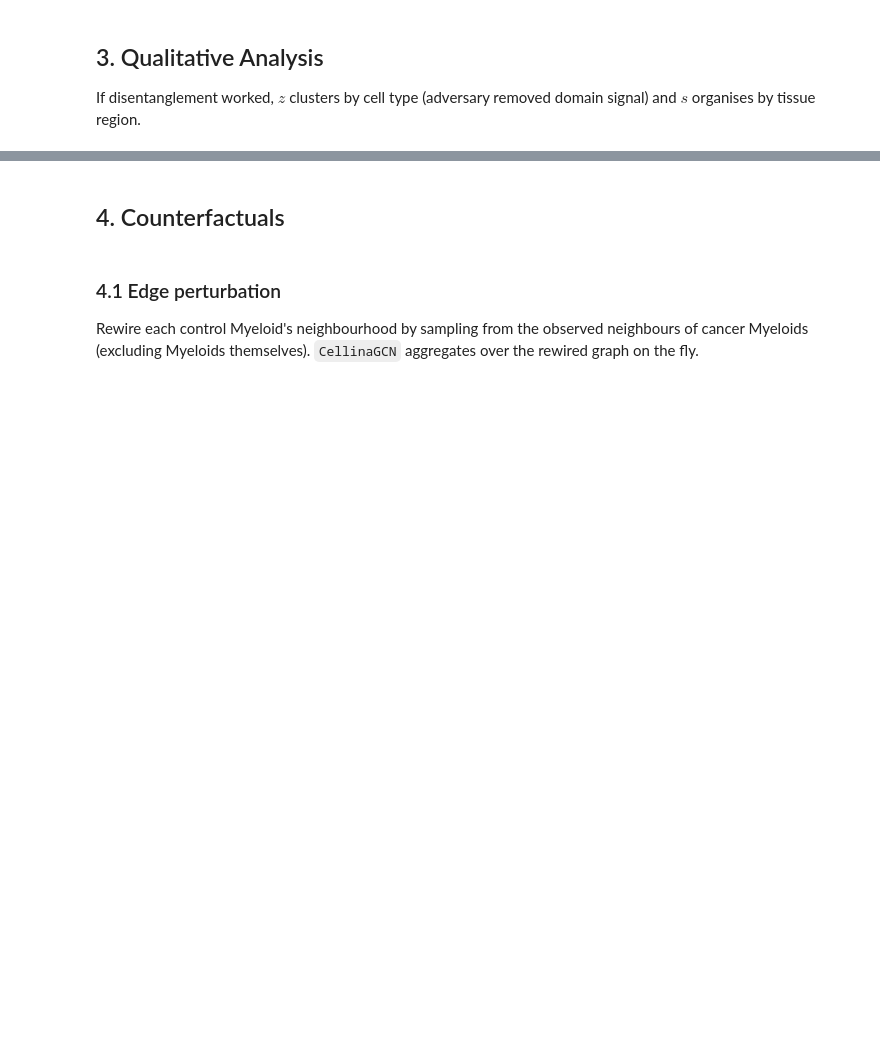
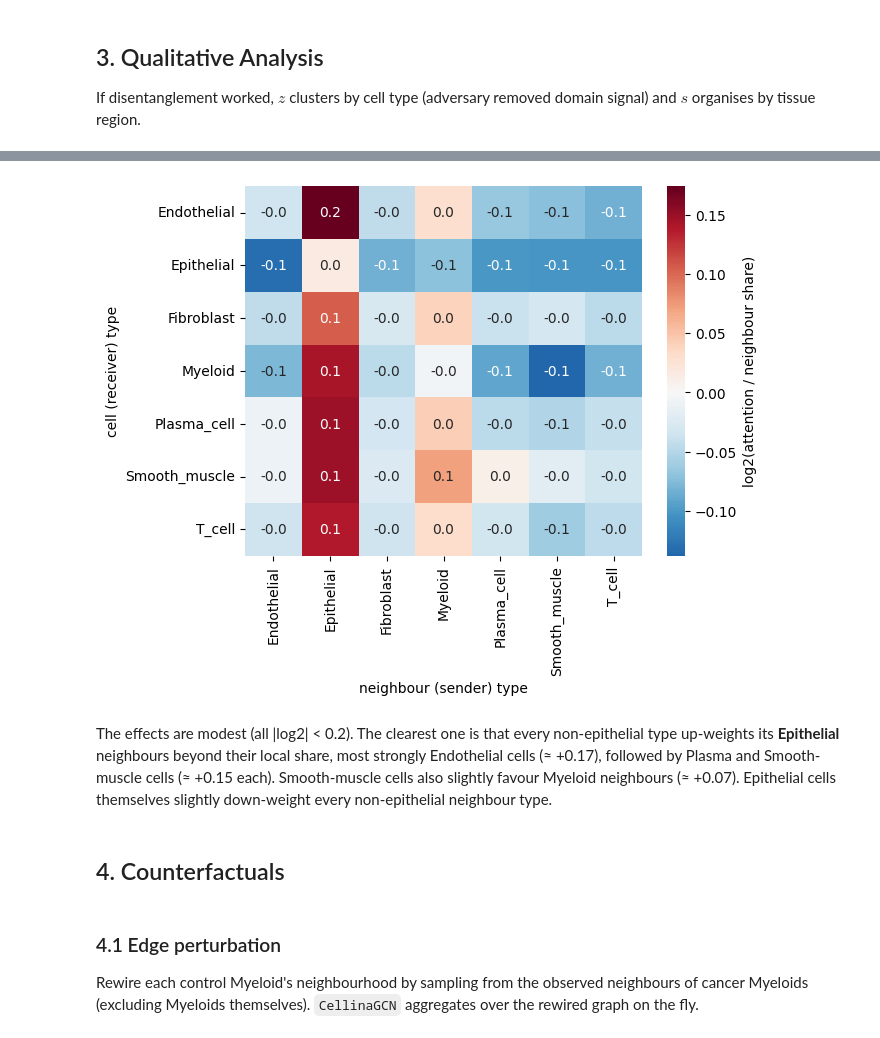
Before and after one commit to PMBio/cellina, a Jupyter notebook: docs/tutorial_gat.ipynb, the cells around one changed output, grey strips where cells are left out. Cells and saved outputs as stored; diff of their text form; code cells hidden in the pictures; blank space fills up the shorter version.

```diff
--- a/docs/tutorial_gat.ipynb
+++ b/docs/tutorial_gat.ipynb
@@ -200,3 +203,13 @@ sc.pl.umap(adata, color=[labels_key, domains_key, 'is_holdout'], wspace=0.4)
+# %%
+import seaborn as sns
+enrichment = model.attention_by_group(groupby=labels_key)   # log2, last GAT layer
+ax = sns.heatmap(enrichment, center=0, cmap="RdBu_r", annot=True, fmt=".1f",
+                 cbar_kws={"label": "log2(attention / neighbour share)"})
+ax.set_xlabel("neighbour (sender) type"); ax.set_ylabel("cell (receiver) type");
+# %% [output]
+[figure, added]
+# %% [markdown]
+The effects are modest (all |log2| < 0.2). The clearest one is that every non-epithelial type up-weights its **Epithelial** neighbours beyond their local share, most strongly Endothelial cells (≈ +0.17), followed by Plasma and Smooth-muscle cells (≈ +0.15 each). Smooth-muscle cells also slightly favour Myeloid neighbours (≈ +0.07). Epithelial cells themselves slightly down-weight every non-epithelial neighbour type.
 # %% [markdown]
 ## 4. Counterfactuals
 # %%
```
Also changed, not shown: parts of 7 cells of this notebook.
